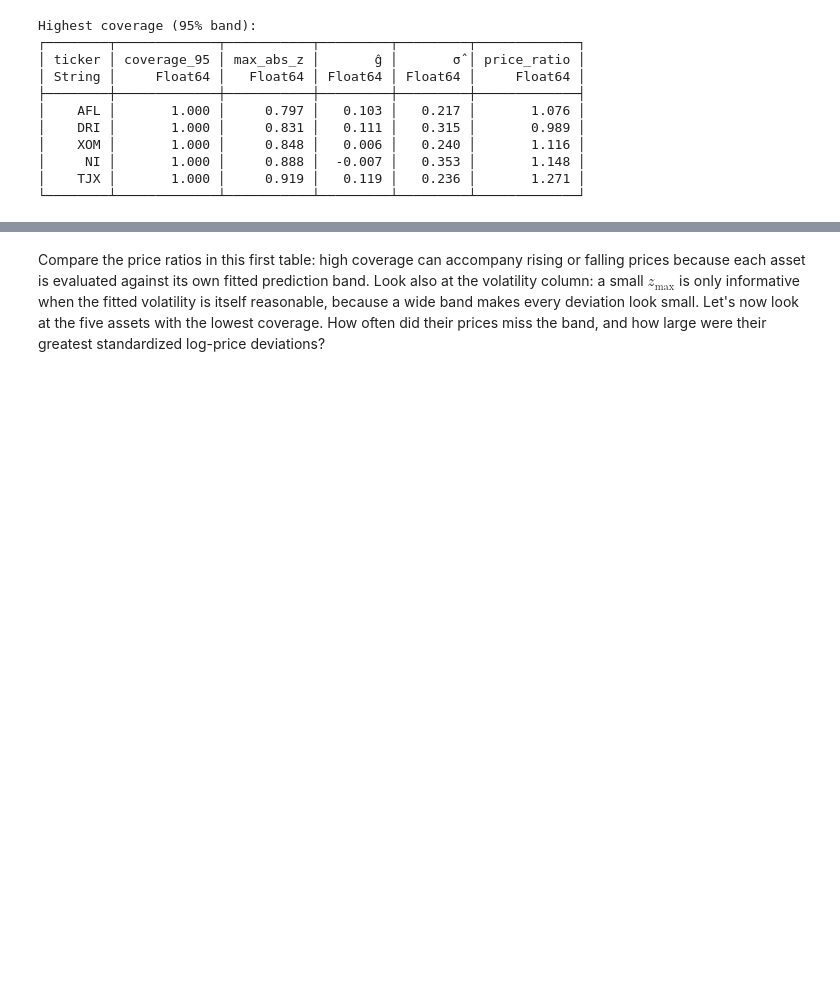
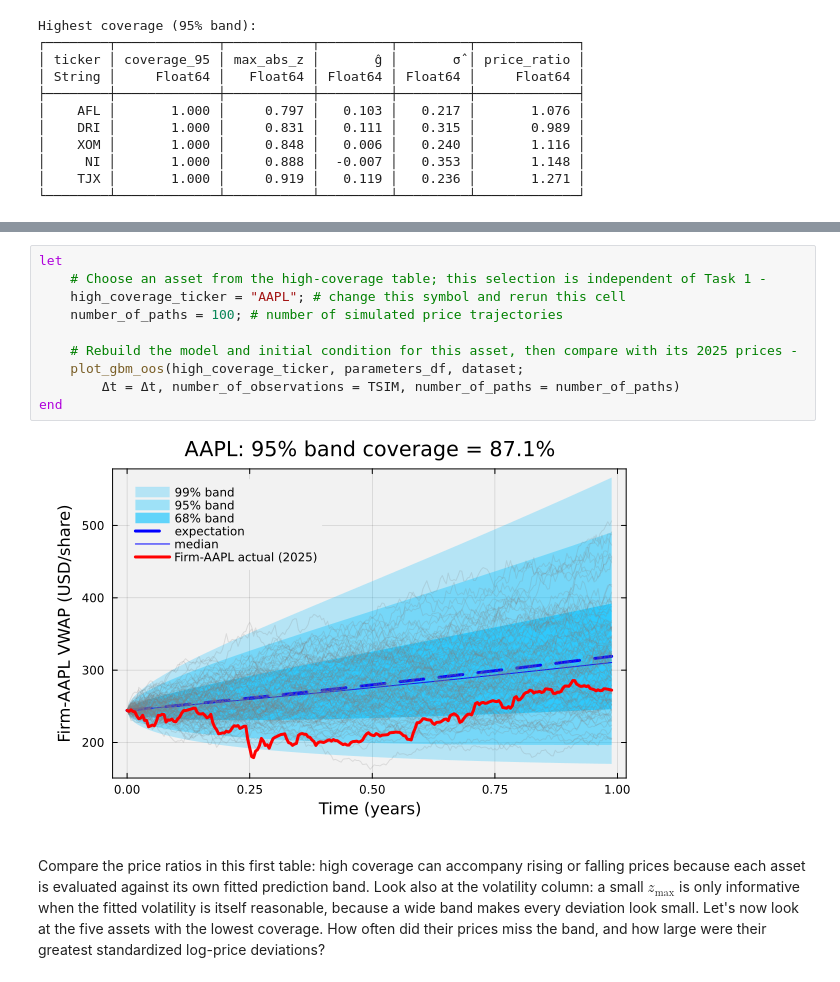
Before and after one commit to varnerlab/CHEME-5660-CourseRepository-Fall-2026, a Jupyter notebook: lectures/week-5/L5a/CHEME-5660-L5a-Example-OOS-SAGBM-Fall-2026.ipynb, the cells around one changed output, grey strips where cells are left out. Cells and saved outputs as stored; diff of their text form; blank space fills up the shorter version.

Commit message:
Add selectable GBM plots to out-of-sample coverage comparisons

```diff
--- a/lectures/week-5/L5a/CHEME-5660-L5a-Example-OOS-SAGBM-Fall-2026.ipynb
+++ b/lectures/week-5/L5a/CHEME-5660-L5a-Example-OOS-SAGBM-Fall-2026.ipynb
@@ -349,3 +353,15 @@ Highest coverage (95% band):
+# %%
+let
+    # Choose an asset from the high-coverage table; this selection is independent of Task 1 -
+    high_coverage_ticker = "AAPL"; # change this symbol and rerun this cell
+    number_of_paths = 100; # number of simulated price trajectories
+
+    # Rebuild the model and initial condition for this asset, then compare with its 2025 prices -
+    plot_gbm_oos(high_coverage_ticker, parameters_df, dataset;
+        Δt = Δt, number_of_observations = TSIM, number_of_paths = number_of_paths)
+end
+# %% [output]
+[figure, added]
 # %% [markdown]
 Compare the price ratios in this first table: high coverage can accompany rising or falling prices because each asset is evaluated against its own fitted prediction band. Look also at the volatility column: a small $z_{\max}$ is only informative when the fitted volatility is itself reasonable, because a wide band makes every deviation look small. Let's now look at the five assets with the lowest coverage. How often did their prices miss the band, and how large were their greatest standardized log-price deviations?
 # %%
```
Also changed, not shown: parts of 3 cells of this notebook, 2 other files.
